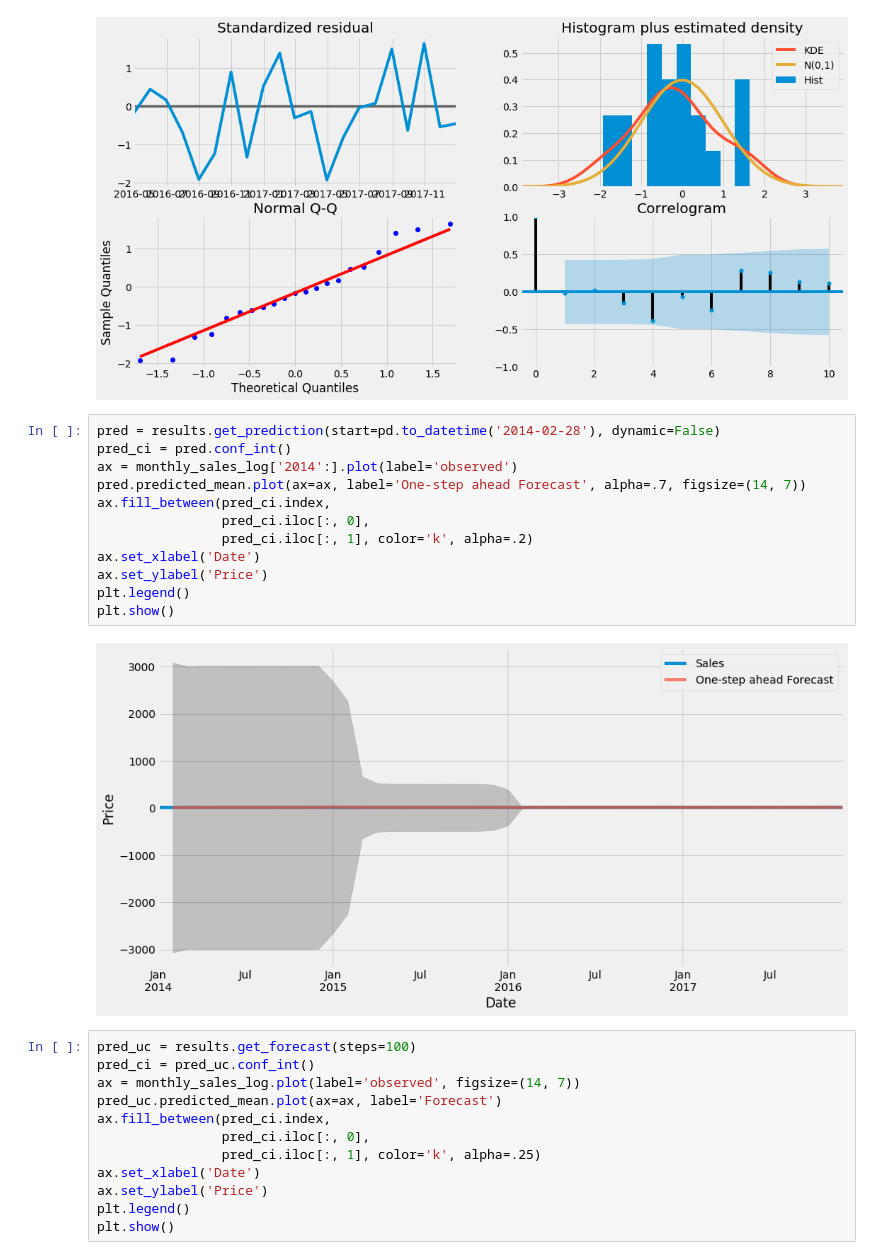
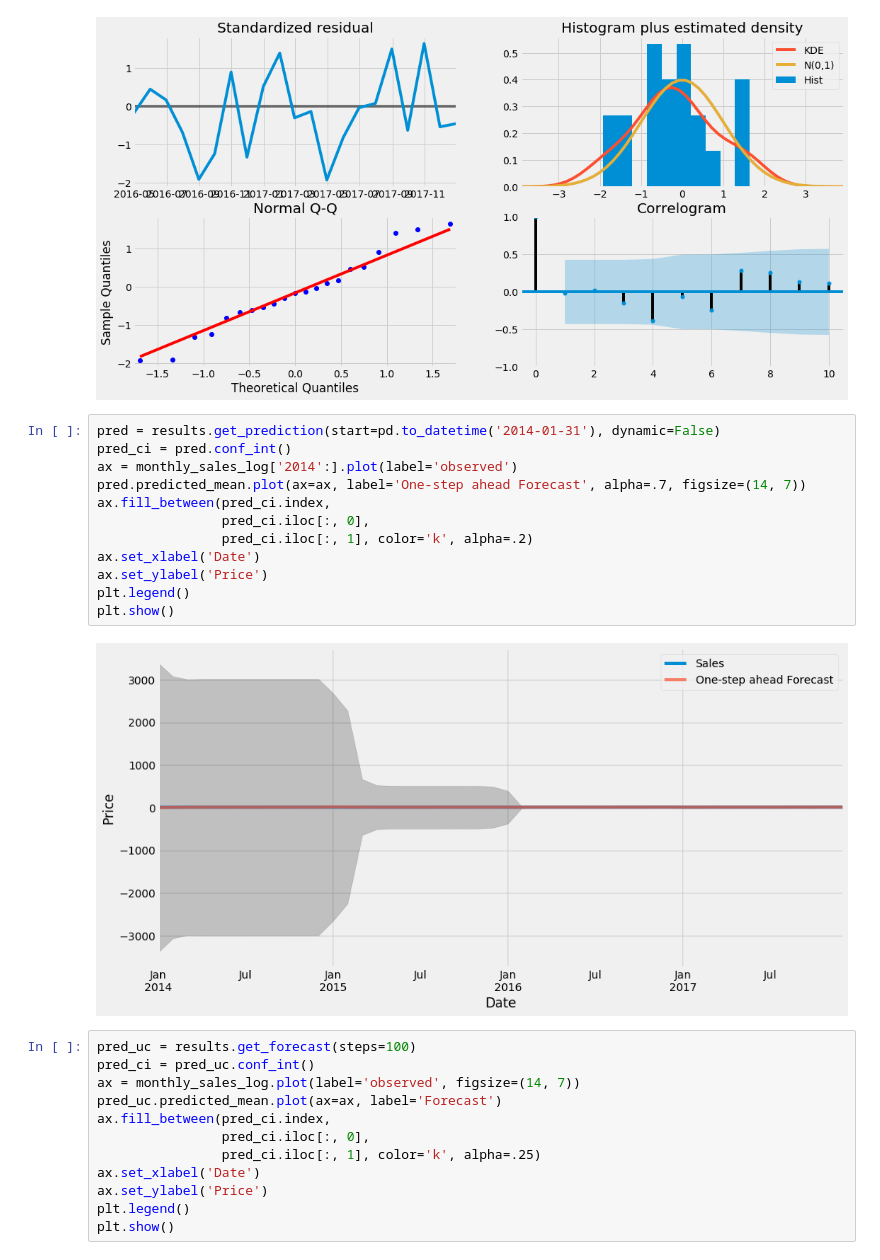
Before and after one commit to rantos9/Desafio4-superstore, a Jupyter notebook: desafio4.ipynb, the cells around one changed output. Drawn from its saved outputs; the diff is of its cells as text.

```diff
--- a/desafio4.ipynb
+++ b/desafio4.ipynb
@@ -326,19 +326,19 @@ plt.show()
 # %% [output]
 [figure]
 # %%
-pred = results.get_prediction(start=pd.to_datetime('2014-02-28'), dynamic=False)
+pred = results.get_prediction(start=pd.to_datetime('2014-01-31'), dynamic=False)
 pred_ci = pred.conf_int()
 ax = monthly_sales_log['2014':].plot(label='observed')
 pred.predicted_mean.plot(ax=ax, label='One-step ahead Forecast', alpha=.7, figsize=(14, 7))
 ax.fill_between(pred_ci.index,
                 pred_ci.iloc[:, 0],
                 pred_ci.iloc[:, 1], color='k', alpha=.2)
 ax.set_xlabel('Date')
 ax.set_ylabel('Price')
 plt.legend()
 plt.show()
 # %% [output]
-[figure, old version]
+[figure, new version]
 # %%
 pred_uc = results.get_forecast(steps=100)
 pred_ci = pred_uc.conf_int()
```
